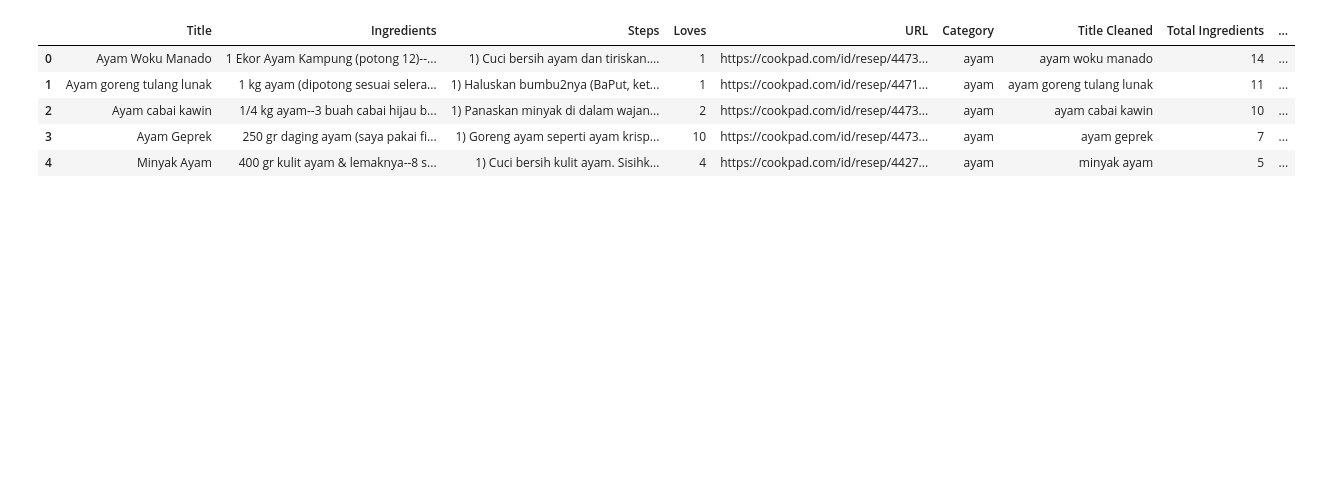
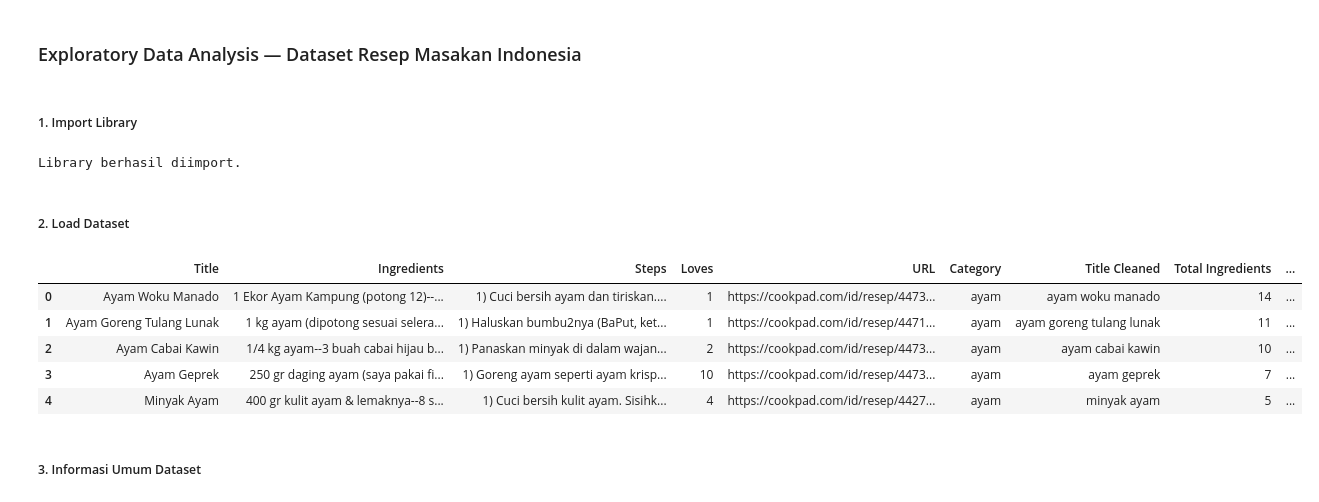
Before and after one commit to yunitaap/CapstoneCC26, a Jupyter notebook: notebooks/eda.ipynb, the cells around one changed output. Drawn from its saved outputs; the diff is of its cells as text; code cells hidden in the pictures; blank space fills up the shorter version.

```diff
--- a/notebooks/eda.ipynb
+++ b/notebooks/eda.ipynb
@@ -11,12 +1,54 @@ sns.set_style("whitegrid")
+# %% [markdown]
+### Exploratory Data Analysis — Dataset Resep Masakan Indonesia
+# %% [markdown]
+##### 1. Import Library
+# %%
+import pandas as pd
+import numpy as np
+import matplotlib.pyplot as plt
+import matplotlib.patches as mpatches
+from collections import Counter
+import ast
+import warnings
+warnings.filterwarnings('ignore')
+
+# ── Palette selaras dengan dashboard ──────────────────────────────────────────
+COLORS = ['#E71D36', '#FF6B35', '#FF9F1C', '#17DC20', '#2EC4B6', '#3A86FF', '#8338EC', '#7B2D8B']
+BG     = '#FAFAFA'
+FIG_BG = '#FAFAFA'
+
+plt.rcParams.update({
+    'figure.facecolor'  : FIG_BG,
+    'axes.facecolor'    : FIG_BG,
+    'axes.spines.top'   : False,
+    'axes.spines.right' : False,
+    'axes.spines.left'  : True,
+    'axes.spines.bottom': True,
+    'axes.edgecolor'    : '#cccccc',
+    'axes.labelcolor'   : '#555555',
+    'xtick.color'       : '#555555',
+    'ytick.color'       : '#555555',
+    'font.family'       : 'sans-serif',
+    'axes.titlesize'    : 13,
+    'axes.titleweight'  : 'bold',
+    'axes.labelsize'    : 10,
+})
+
+print('Library berhasil diimport.')
+# %% [output]
+Library berhasil diimport.
+# %% [markdown]
+##### 2. Load Dataset
 # %%
-df = pd.read_csv("resep_bersih.csv")
-
+df = pd.read_csv('data_final.csv')
 df.head()
 # %% [output]
 |  | Title | Ingredients | Steps | Loves | URL | Category | Title Cleaned | Total Ingredients | ... |
 | 0 | Ayam Woku Manado | 1 Ekor Ayam Kampung (potong 12)--... | 1) Cuci bersih ayam dan tiriskan.... | 1 | https://cookpad.com/id/resep/4473... | ayam | ayam woku manado | 14 | ... |
-| 1 | Ayam goreng tulang lunak | 1 kg ayam (dipotong sesuai selera... | 1) Haluskan bumbu2nya (BaPut, ket... | 1 | https://cookpad.com/id/resep/4471... | ayam | ayam goreng tulang lunak | 11 | ... |
-| 2 | Ayam cabai kawin | 1/4 kg ayam--3 buah cabai hijau b... | 1) Panaskan minyak di dalam wajan... | 2 | https://cookpad.com/id/resep/4473... | ayam | ayam cabai kawin | 10 | ... |
+| 1 | Ayam Goreng Tulang Lunak | 1 kg ayam (dipotong sesuai selera... | 1) Haluskan bumbu2nya (BaPut, ket... | 1 | https://cookpad.com/id/resep/4471... | ayam | ayam goreng tulang lunak | 11 | ... |
+| 2 | Ayam Cabai Kawin | 1/4 kg ayam--3 buah cabai hijau b... | 1) Panaskan minyak di dalam wajan... | 2 | https://cookpad.com/id/resep/4473... | ayam | ayam cabai kawin | 10 | ... |
 | 3 | Ayam Geprek | 250 gr daging ayam (saya pakai fi... | 1) Goreng ayam seperti ayam krisp... | 10 | https://cookpad.com/id/resep/4473... | ayam | ayam geprek | 7 | ... |
 | 4 | Minyak Ayam | 400 gr kulit ayam & lemaknya--8 s... | 1) Cuci bersih kulit ayam. Sisihk... | 4 | https://cookpad.com/id/resep/4427... | ayam | minyak ayam | 5 | ... |
+# %% [markdown]
+##### 3. Informasi Umum Dataset
 # %%
```
Also changed, not shown: parts of 60 cells of this notebook, 3 other files.
